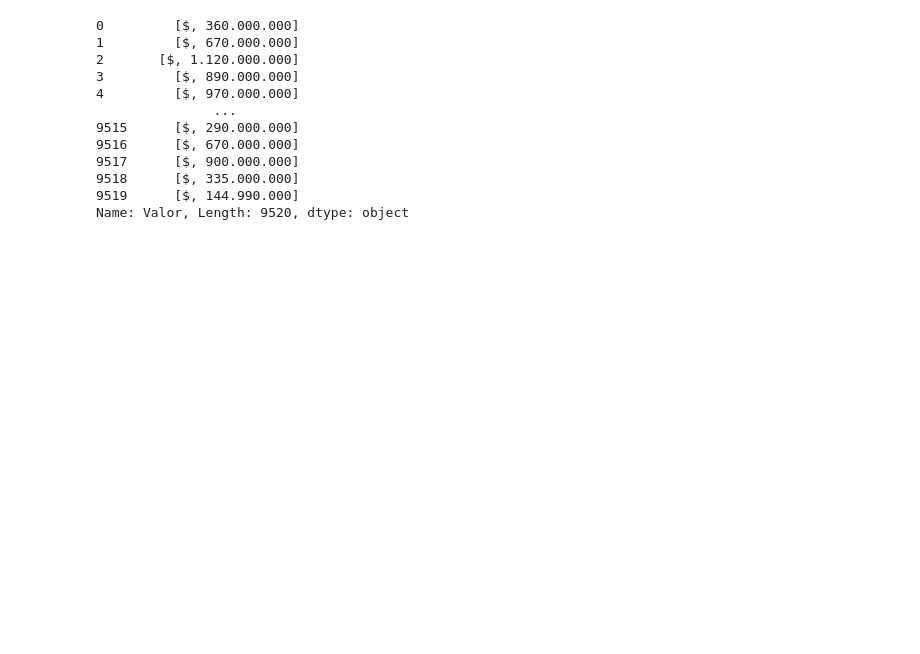
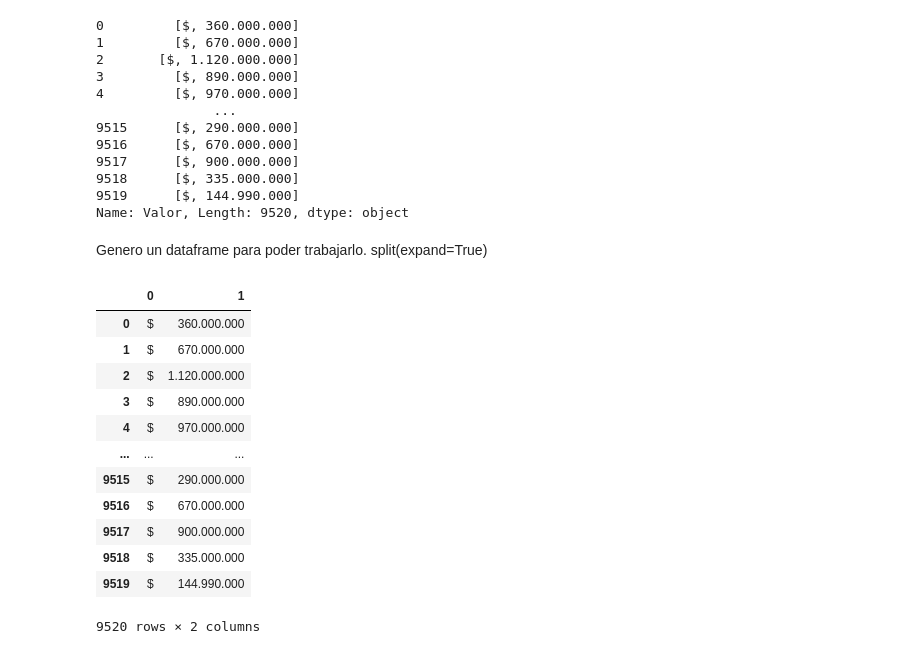
Before and after one commit to nestormarlier/alura-latam, a Jupyter notebook: Inmersion_Datos_Aula1.ipynb, the cells around one changed output. Cells and saved outputs as stored; diff of their text form; code cells hidden in the pictures; blank space fills up the shorter version.

```diff
--- a/Inmersion_Datos_Aula1.ipynb
+++ b/Inmersion_Datos_Aula1.ipynb
@@ -294,3 +294,21 @@ inmuebles.Valor.str.split()
 9518      [$, 335.000.000]
 9519      [$, 144.990.000]
 Name: Valor, Length: 9520, dtype: object
+# %% [markdown]
+Genero un dataframe para poder trabajarlo. split(expand=True)
+# %%
+inmuebles.Valor.str.split(expand=True)
+# %% [output]
+|  | 0 | 1 |
+| 0 | $ | 360.000.000 |
+| 1 | $ | 670.000.000 |
+| 2 | $ | 1.120.000.000 |
+| 3 | $ | 890.000.000 |
+| 4 | $ | 970.000.000 |
+| ... | ... | ... |
+| 9515 | $ | 290.000.000 |
+| 9516 | $ | 670.000.000 |
+| 9517 | $ | 900.000.000 |
+| 9518 | $ | 335.000.000 |
+| 9519 | $ | 144.990.000 |
+9520 rows × 2 columns
```
